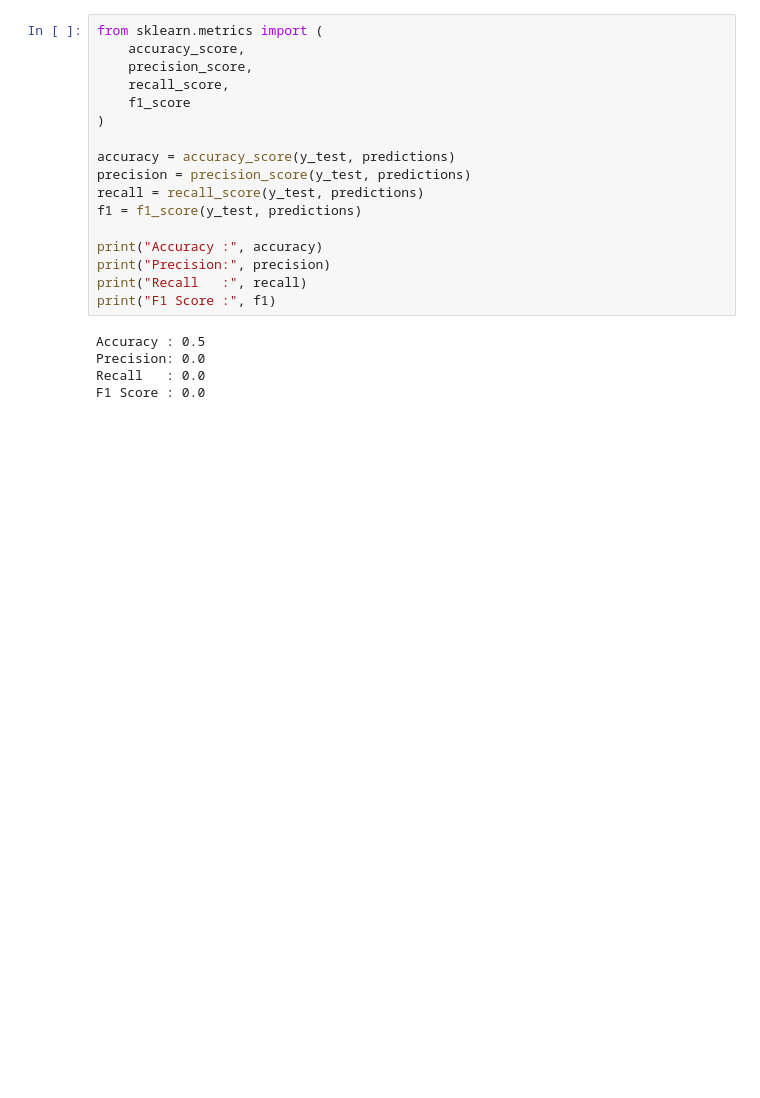
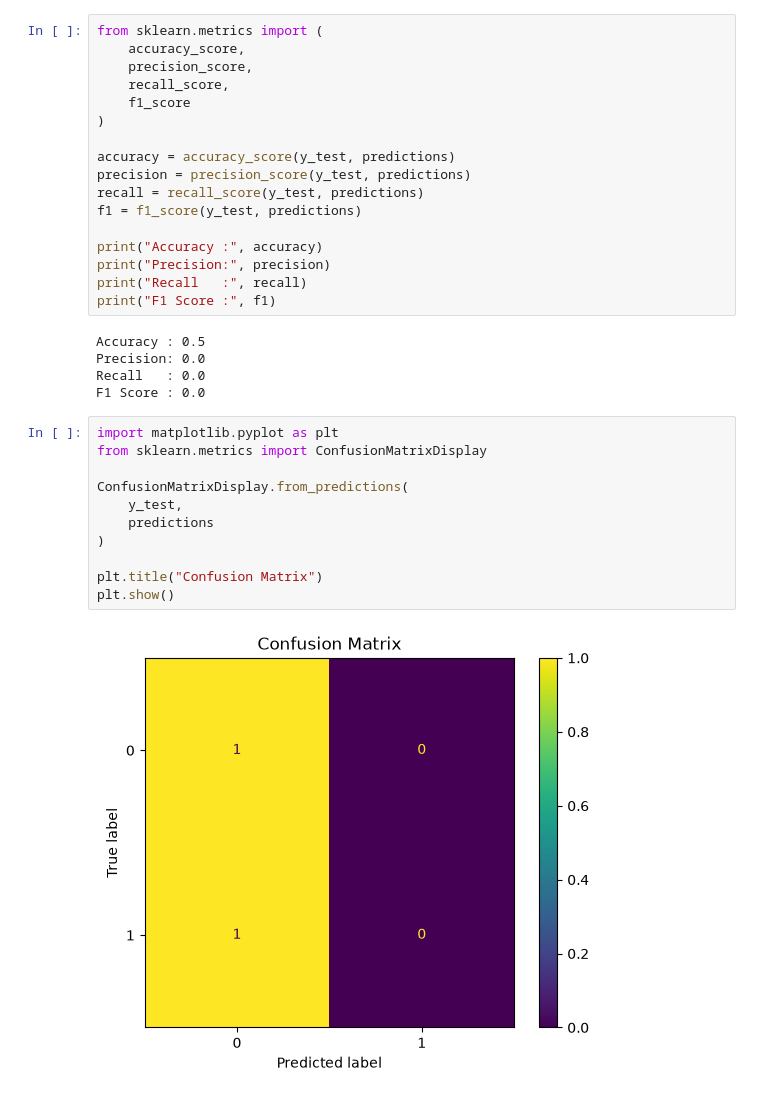
Before and after one commit to amritanshu1968-wq/data-implementation, a Jupyter notebook: TF_IDF_implementation.ipynb, the cells around one changed output. Cells and saved outputs as stored; diff of their text form; blank space fills up the shorter version.

```diff
--- a/TF_IDF_implementation.ipynb
+++ b/TF_IDF_implementation.ipynb
@@ -1088,3 +1088,16 @@ Accuracy : 0.5
 Precision: 0.0
 Recall   : 0.0
 F1 Score : 0.0
+# %%
+import matplotlib.pyplot as plt
+from sklearn.metrics import ConfusionMatrixDisplay
+
+ConfusionMatrixDisplay.from_predictions(
+    y_test,
+    predictions
+)
+
+plt.title("Confusion Matrix")
+plt.show()
+# %% [output]
+[figure, added]
```
